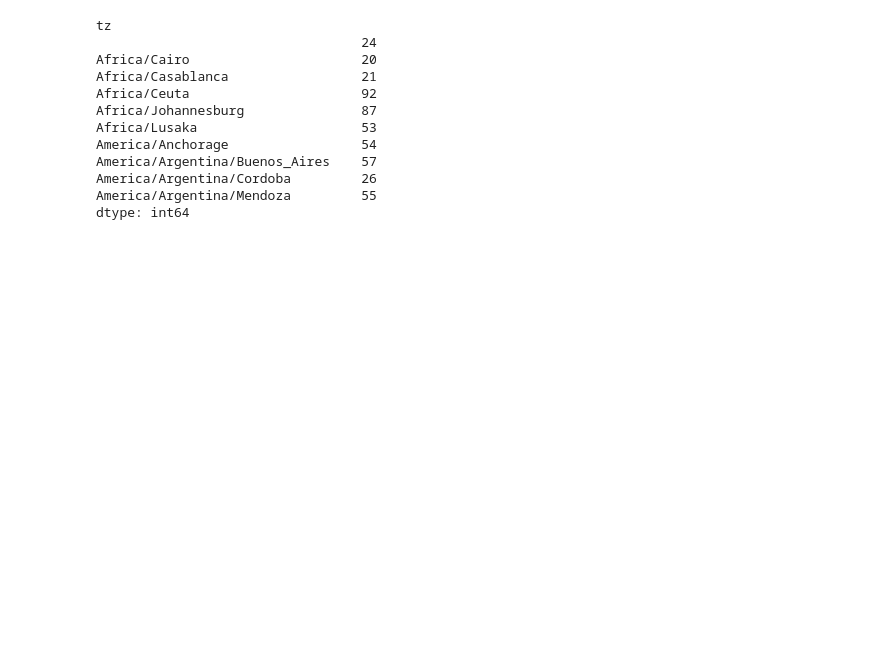
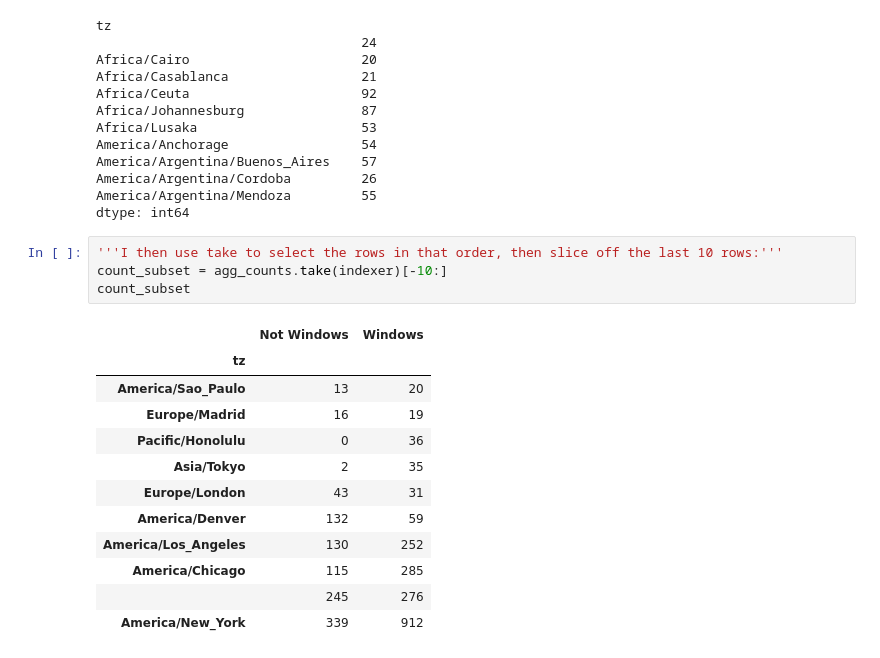
Before and after one commit to pramud/Learning-Data-Science, a Jupyter notebook: python/Python for Data Analysis- usagov_bitly_data.ipynb, the cells around one changed output. Cells and saved outputs as stored; diff of their text form; blank space fills up the shorter version.

```diff
--- a/python/Python for Data Analysis.ipynb
+++ b/python/Python for Data Analysis- usagov_bitly_data.ipynb
@@ -286,3 +286,20 @@ America/Argentina/Buenos_Aires    57
 America/Argentina/Cordoba         26
 America/Argentina/Mendoza         55
 dtype: int64
+# %%
+'''I then use take to select the rows in that order, then slice off the last 10 rows:'''
+count_subset = agg_counts.take(indexer)[-10:]
+count_subset
+# %% [output]
+|  | Not Windows | Windows |
+| tz |  |  |
+| America/Sao_Paulo | 13 | 20 |
+| Europe/Madrid | 16 | 19 |
+| Pacific/Honolulu | 0 | 36 |
+| Asia/Tokyo | 2 | 35 |
+| Europe/London | 43 | 31 |
+| America/Denver | 132 | 59 |
+| America/Los_Angeles | 130 | 252 |
+| America/Chicago | 115 | 285 |
+|  | 245 | 276 |
+| America/New_York | 339 | 912 |
```
Also changed, not shown: parts of 2 cells of this notebook.
